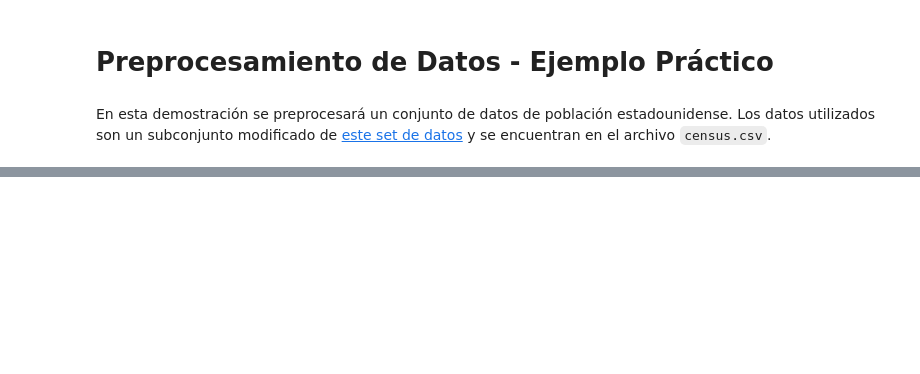
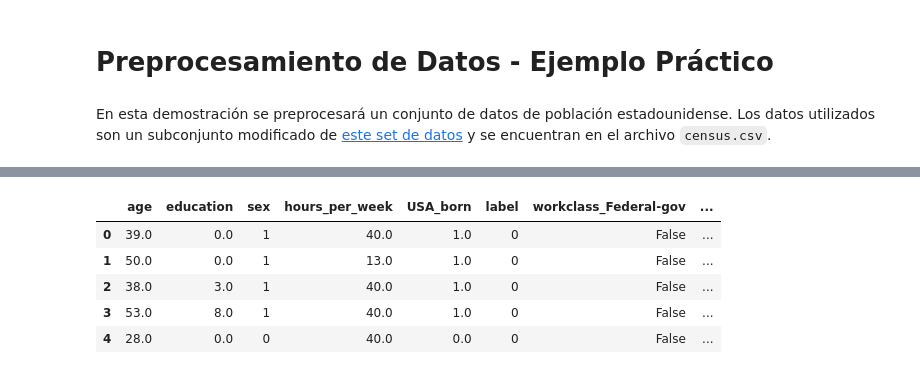
Before and after one commit to estefaniaarias/Laboratorio-2-Data-processing---EDA., a Jupyter notebook: Solucion1.ipynb, the cells around one changed output, grey strips where cells are left out. Cells and saved outputs as stored; diff of their text form; code cells hidden in the pictures; blank space fills up the shorter version.

```diff
--- a/Solucion1.ipynb
+++ b/Solucion1.ipynb
@@ -189,0 +180,12 @@ Index(['age', 'education', 'sex', 'hours_per_week', 'USA_born', 'label',
+# %%
+# Aplicar binary encoding a la columna "label":
+le= LabelEncoder()
+df["label"]= le.fit_transform(df["label"])
+df.head()
+# %% [output]
+|  | age | education | sex | hours_per_week | USA_born | label | workclass_Federal-gov | ... |
+| 0 | 39.0 | 0.0 | 1 | 40.0 | 1.0 | 0 | False | ... |
+| 1 | 50.0 | 0.0 | 1 | 13.0 | 1.0 | 0 | False | ... |
+| 2 | 38.0 | 3.0 | 1 | 40.0 | 1.0 | 0 | False | ... |
+| 3 | 53.0 | 8.0 | 1 | 40.0 | 1.0 | 0 | False | ... |
+| 4 | 28.0 | 0.0 | 0 | 40.0 | 0.0 | 0 | False | ... |
```
Also changed, not shown: parts of 38 cells of this notebook.
